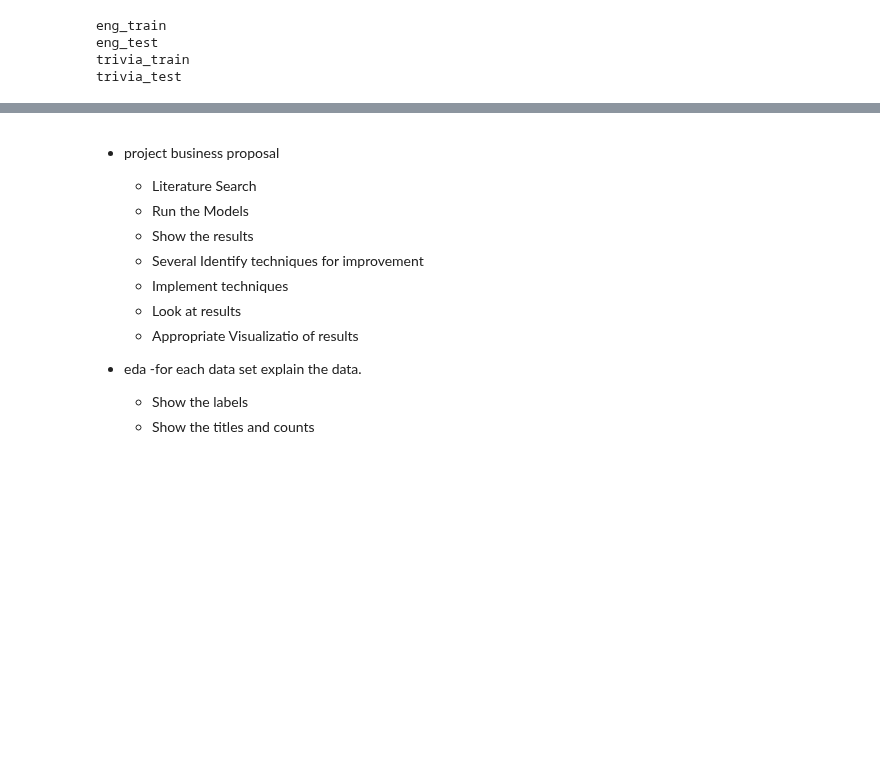
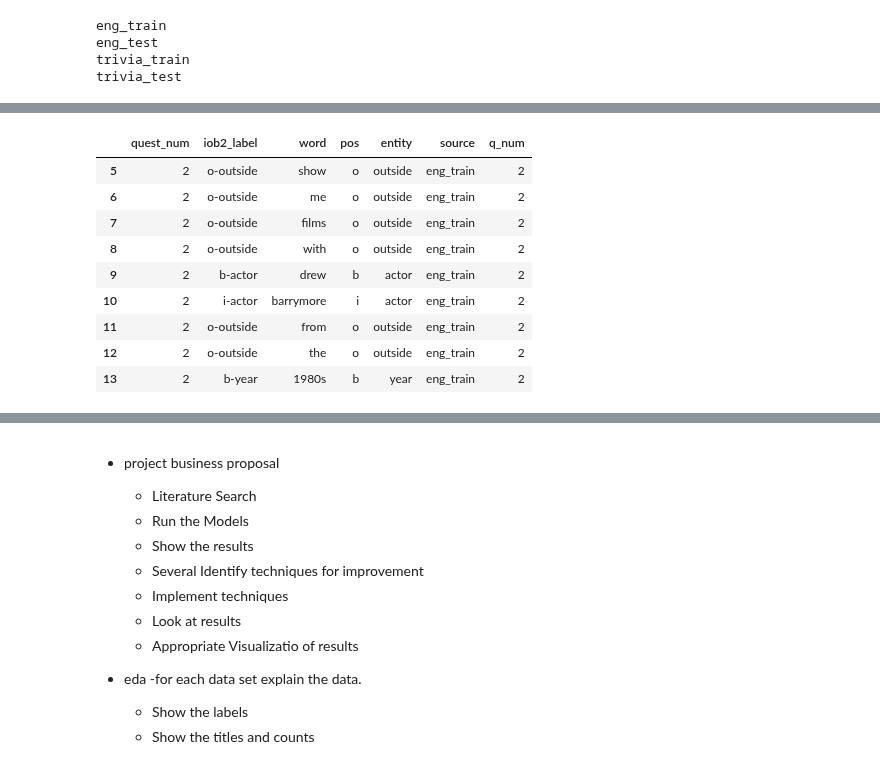
Before and after one commit to wbfrench1/barker_DATA606, a Jupyter notebook: src/proposal_eda.ipynb, the cells around one changed output, grey strips where cells are left out. Saved outputs shown, nothing was run; the diff lists cells and outputs as text; code cells hidden in the pictures; blank space fills up the shorter version.

```diff
--- a/src/proposal_eda.ipynb
+++ b/src/proposal_eda.ipynb
@@ -781,0 +845,16 @@ df = pd.read_csv('movie_data.csv')
+# %%
+df = separate_label_into_pos_and_entity_components(df)
+# %%
+df.rename(columns={'label' : 'iob2_label'}, inplace= True)
+df.loc[df['q_num'] == 2]
+# %% [output]
+|  | quest_num | iob2_label | word | pos | entity | source | q_num |
+| 5 | 2 | o-outside | show | o | outside | eng_train | 2 |
+| 6 | 2 | o-outside | me | o | outside | eng_train | 2 |
+| 7 | 2 | o-outside | films | o | outside | eng_train | 2 |
+| 8 | 2 | o-outside | with | o | outside | eng_train | 2 |
+| 9 | 2 | b-actor | drew | b | actor | eng_train | 2 |
+| 10 | 2 | i-actor | barrymore | i | actor | eng_train | 2 |
+| 11 | 2 | o-outside | from | o | outside | eng_train | 2 |
+| 12 | 2 | o-outside | the | o | outside | eng_train | 2 |
+| 13 | 2 | b-year | 1980s | b | year | eng_train | 2 |
```
Also changed, not shown: parts of 21 cells of this notebook.
